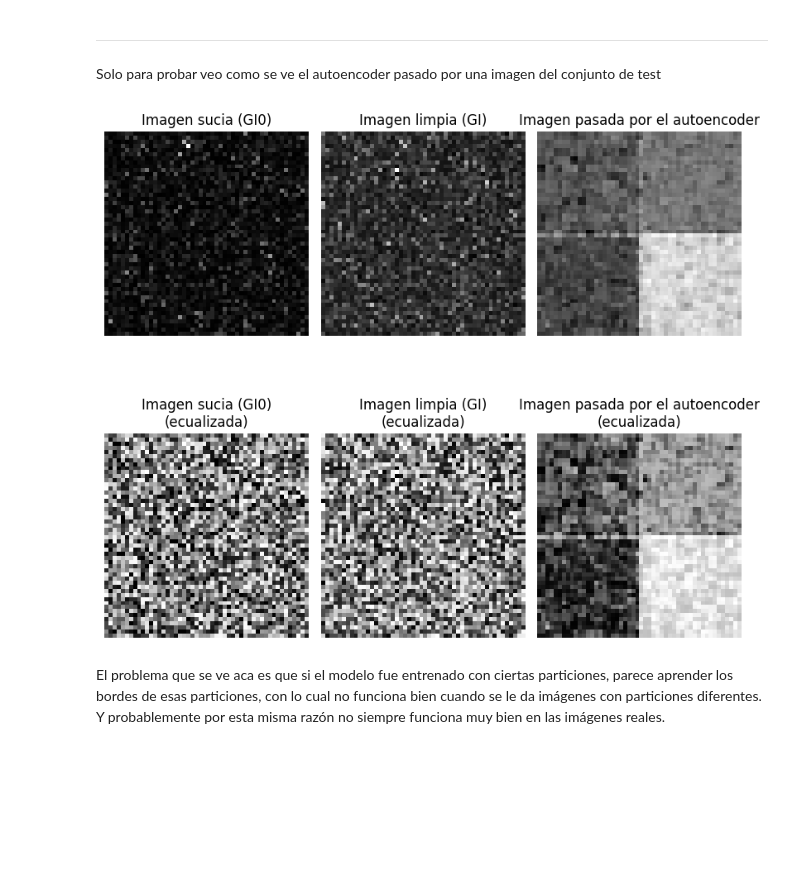
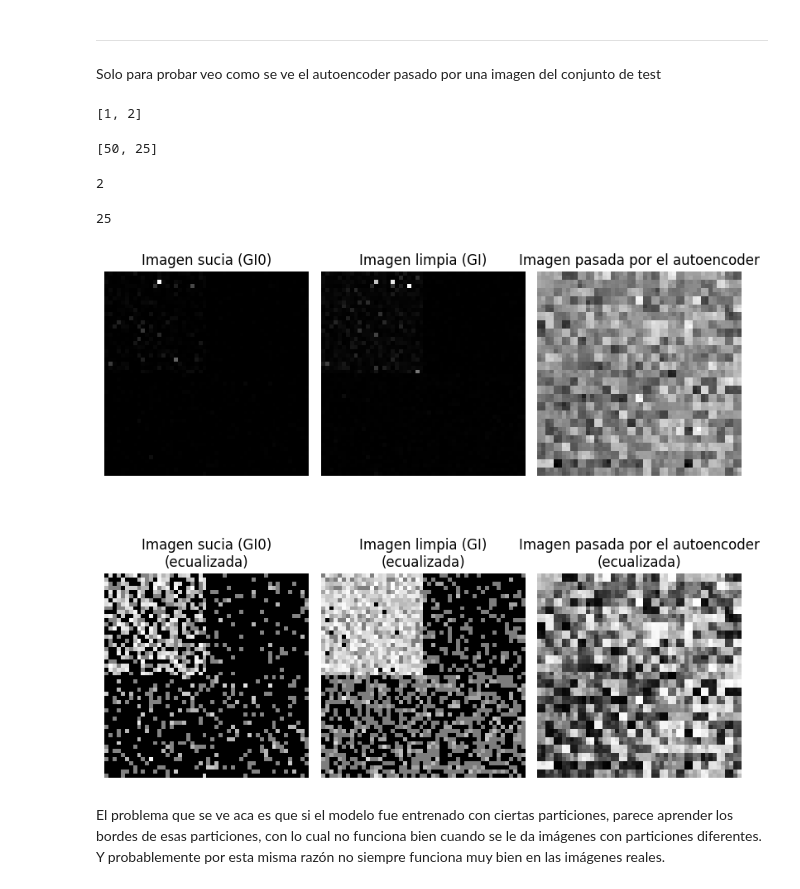
Before and after one commit to biancabalzarini/despeckling, a Jupyter notebook: notebooks/real_images.ipynb, the cells around one changed output. Drawn from its saved outputs; the diff is of its cells as text; code cells hidden in the pictures; blank space fills up the shorter version.

Commit message:
hago una pequeña correción al notebook de real images

```diff
--- a/notebooks/real_images.ipynb
+++ b/notebooks/real_images.ipynb
@@ -148,13 +148,34 @@ plt.show()
 # %% [markdown]
 ---
 Solo para probar veo como se ve el autoencoder pasado por una imagen del conjunto de test
+# %%
+n_cuad = config['training']['n_cuad_lado']
+n_cuad
+# %% [output]
+[1, 2]
+# %%
+pixeles_cuad = config['training']['pixeles_cuad']
+pixeles_cuad
+# %% [output]
+[50, 25]
+# %%
+i = random.choice(n_cuad)
+i
+# %% [output]
+2
+# %%
+pixeles_cuad[i-1]
+# %% [output]
+25
+# %%
+alpha_values = [-1.5, -2, -3, -5, -6, -8, -10, -20]
 # %%
 a = partitioned_gi0_image(
-    p_alphas=[-8],
-    p_gammas=[1.0],
-    p_looks=[1],
-    n_cuad_lado=1,
-    pixeles_cuad=50
+    p_alphas=random.choices(alpha_values, k=i**2),
+    p_gammas=[1.0]*(i**2),
+    p_looks=[1]*(i**2),
+    n_cuad_lado=i,
+    pixeles_cuad=pixeles_cuad[i-1]
 )
 
 Image = a[2].astype(np.float64)
@@ -187,33 +208,33 @@ plt.title('Imagen sucia (GI0)')
 plt.axis('off')
 
 plt.subplot(2, 3, 2)
 plt.imshow(Image_clean, cmap='gray')
 plt.title('Imagen limpia (GI)')
 plt.axis('off')
 
 plt.subplot(2, 3, 3)
 plt.imshow(Processed_image, cmap='gray')
 plt.title("Imagen pasada por el autoencoder")
 plt.axis('off')
 
 plt.subplot(2, 3, 4)
 plt.imshow(Image_eq, cmap='gray')
 plt.title("Imagen sucia (GI0)"+titulo_agregado)
 plt.axis('off')
 
 plt.subplot(2, 3, 5)
 plt.imshow(Image_clean_eq, cmap='gray')
 plt.title('Imagen limpia (GI)'+titulo_agregado)
 plt.axis('off')
 
 plt.subplot(2, 3, 6)
 plt.imshow(Processed_image_eq, cmap='gray')
 plt.title("Imagen pasada por el autoencoder"+titulo_agregado)
 plt.axis('off')
 
 plt.tight_layout()
 plt.show()
 # %% [output]
-[figure, old version]
+[figure, new version]
 # %% [markdown]
 El problema que se ve aca es que si el modelo fue entrenado con ciertas particiones, parece aprender los bordes de esas particiones, con lo cual no funciona bien cuando se le da imágenes con particiones diferentes. Y probablemente por esta misma razón no siempre funciona muy bien en las imágenes reales.
```
Also changed, not shown: parts of 2 cells of this notebook, 1 other file.
